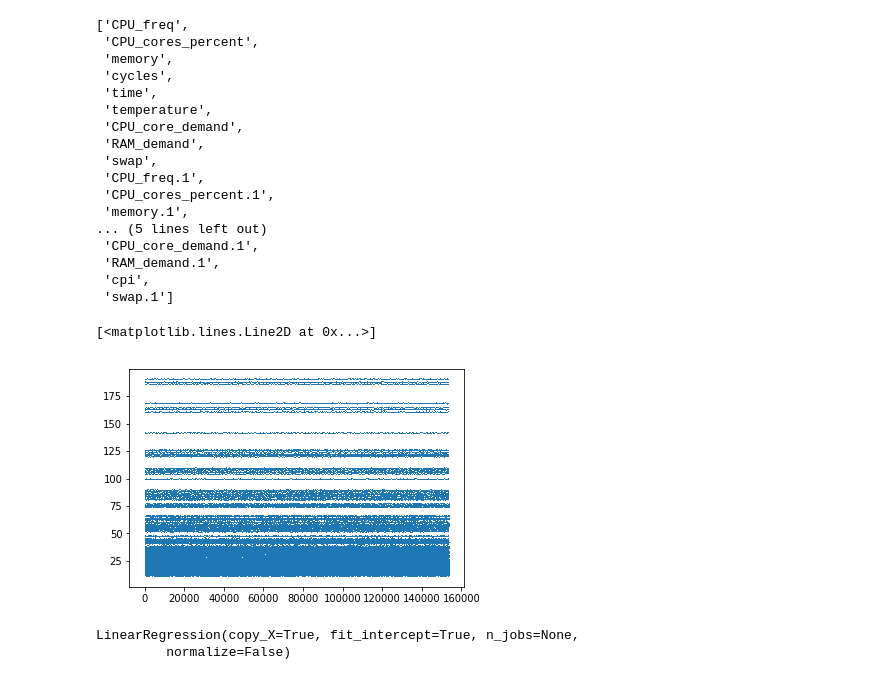
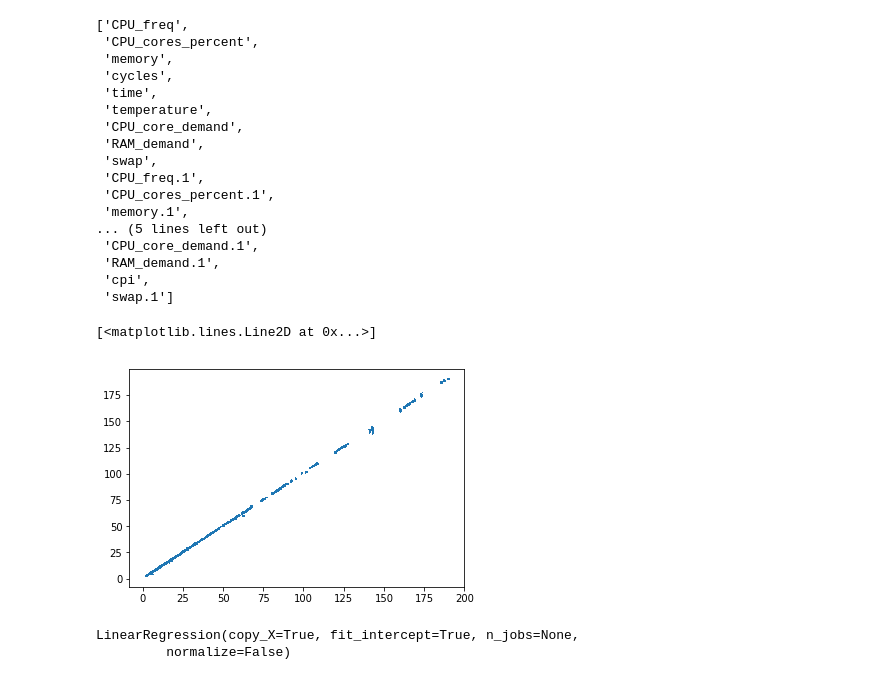
Before and after one commit to vigneshmj1997/ipynb, a Jupyter notebook: Untitled6.ipynb, the cells around one changed output. Saved outputs shown, nothing was run; the diff lists cells and outputs as text; code cells hidden in the pictures.

```diff
--- a/Untitled6.ipynb
+++ b/Untitled6.ipynb
@@ -144,11 +139,12 @@ list(pd.read_csv("/content/DataSet/demo1.csv"))
  'RAM_demand.1',
  'cpi',
  'swap.1']
-# %%
-plt.plot(time,",")
-# %% [output]
-[<matplotlib.lines.Line2D at 0x...>]
-[figure, removed]
+# %%
+import matplotlib.pyplot as plt
+plt.plot(y_train,model.predict(X_train),",")
+# %% [output]
+[<matplotlib.lines.Line2D at 0x...>]
+[figure, added]
 # %%
 from sklearn import linear_model
 # %%
```
Also changed, not shown: parts of 17 cells of this notebook.
